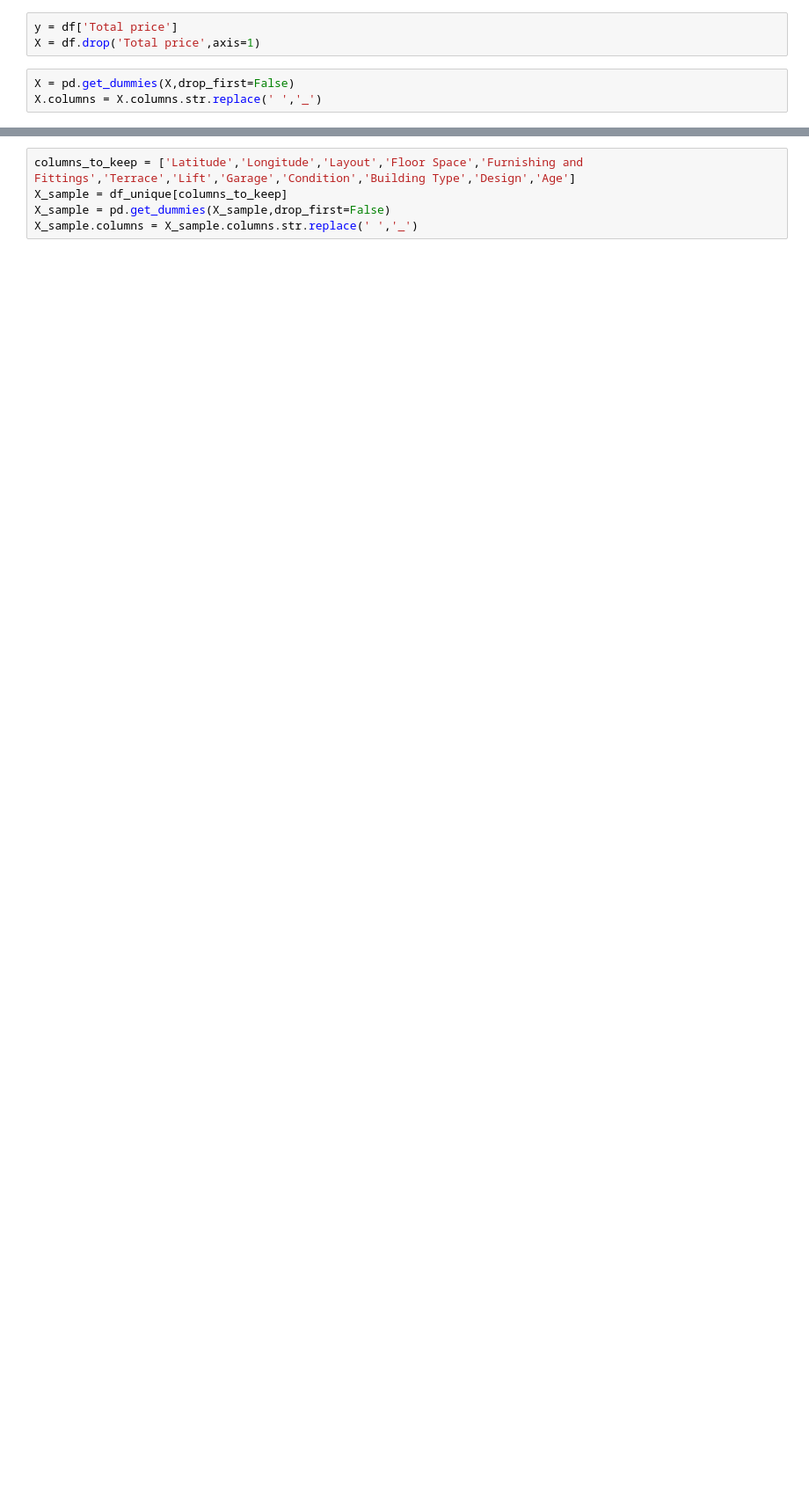
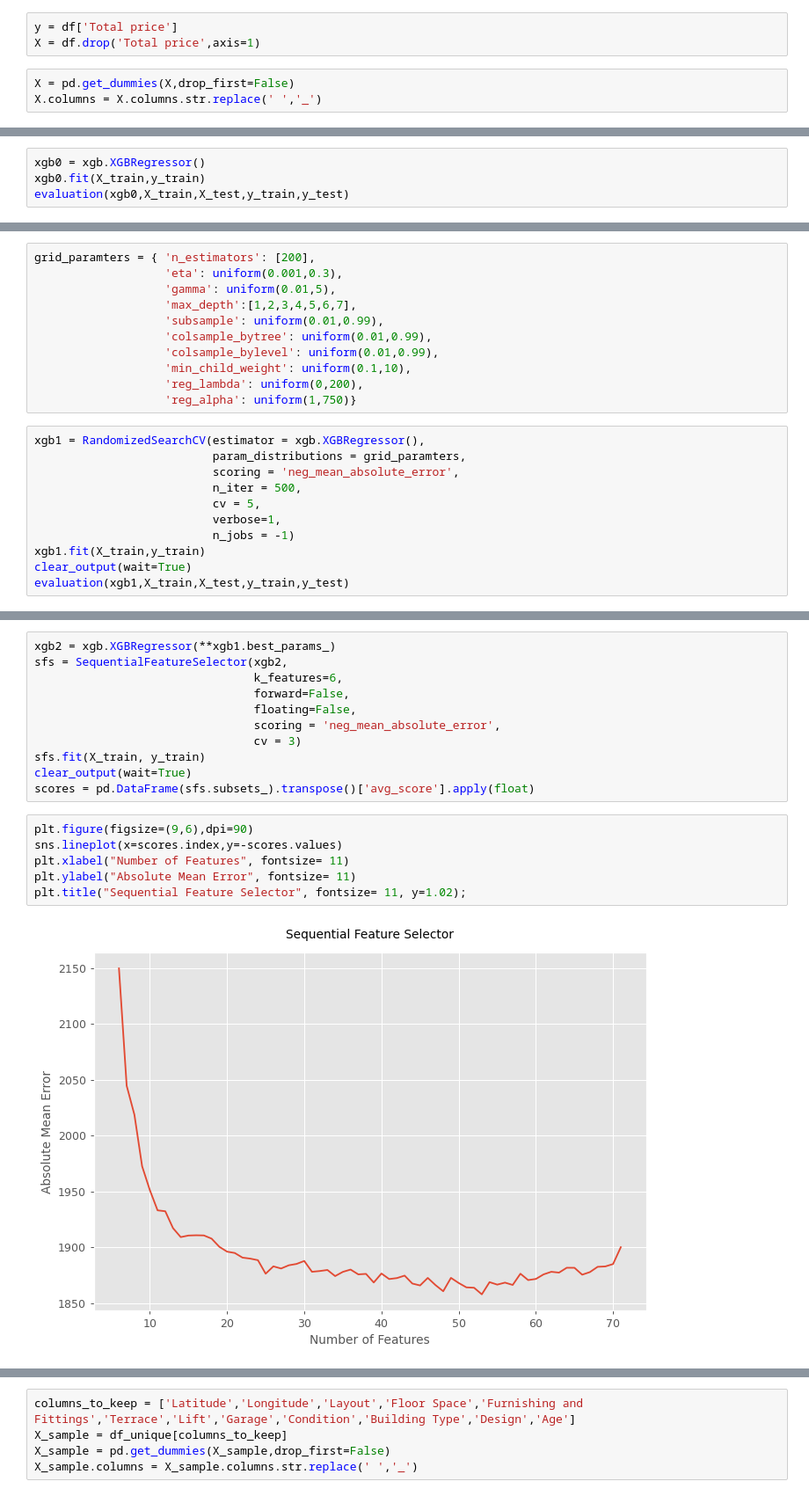
Before and after one commit to tomasz-bialy/Estate-Prague, a Jupyter notebook: Estate_Prague.ipynb, the cells around one changed output, grey strips where cells are left out. Shown at 88% size. Saved outputs shown, nothing was run; the diff lists cells and outputs as text; blank space fills up the shorter version.

```diff
--- a/Estate_Prague.ipynb
+++ b/Estate_Prague.ipynb
@@ -449,0 +225,4 @@ plt.title('Feature importances');
+# %%
+xgb0 = xgb.XGBRegressor()
+xgb0.fit(X_train,y_train)
+evaluation(xgb0,X_train,X_test,y_train,y_test)
@@ -449,0 +234,22 @@ plt.title('Feature importances');
+# %%
+grid_paramters = { 'n_estimators': [200],
+                   'eta': uniform(0.001,0.3),
+                   'gamma': uniform(0.01,5),
+                   'max_depth':[1,2,3,4,5,6,7],
+                   'subsample': uniform(0.01,0.99),
+                   'colsample_bytree': uniform(0.01,0.99),
+                   'colsample_bylevel': uniform(0.01,0.99),
+                   'min_child_weight': uniform(0.1,10),
+                   'reg_lambda': uniform(0,200),
+                   'reg_alpha': uniform(1,750)}
+# %%
+xgb1 = RandomizedSearchCV(estimator = xgb.XGBRegressor(),
+                          param_distributions = grid_paramters,
+                          scoring = 'neg_mean_absolute_error',
+                          n_iter = 500,
+                          cv = 5,
+                          verbose=1,
+                          n_jobs = -1)
+xgb1.fit(X_train,y_train)
+clear_output(wait=True)
+evaluation(xgb1,X_train,X_test,y_train,y_test)
@@ -449,0 +268,19 @@ plt.title('Feature importances');
+# %%
+xgb2 = xgb.XGBRegressor(**xgb1.best_params_)
+sfs = SequentialFeatureSelector(xgb2,
+                                k_features=6,
+                                forward=False,
+                                floating=False,
+                                scoring = 'neg_mean_absolute_error',
+                                cv = 3)
+sfs.fit(X_train, y_train)
+clear_output(wait=True)
+scores = pd.DataFrame(sfs.subsets_).transpose()['avg_score'].apply(float)
+# %%
+plt.figure(figsize=(9,6),dpi=90)
+sns.lineplot(x=scores.index,y=-scores.values)
+plt.xlabel("Number of Features", fontsize= 11)
+plt.ylabel("Absolute Mean Error", fontsize= 11)
+plt.title("Sequential Feature Selector", fontsize= 11, y=1.02);
+# %% [output]
+[figure, added]
```
Also changed, not shown: parts of 60 cells of this notebook.
